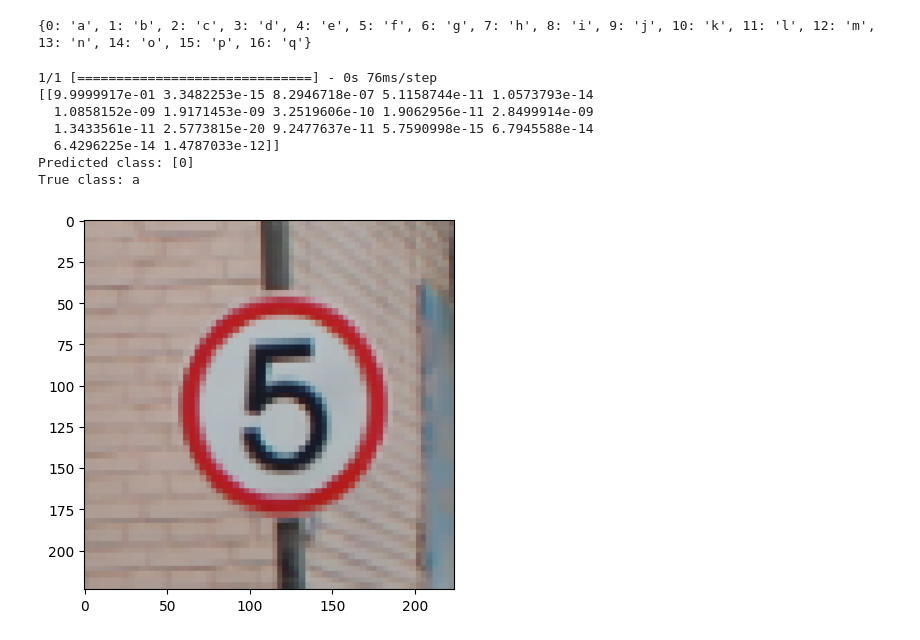
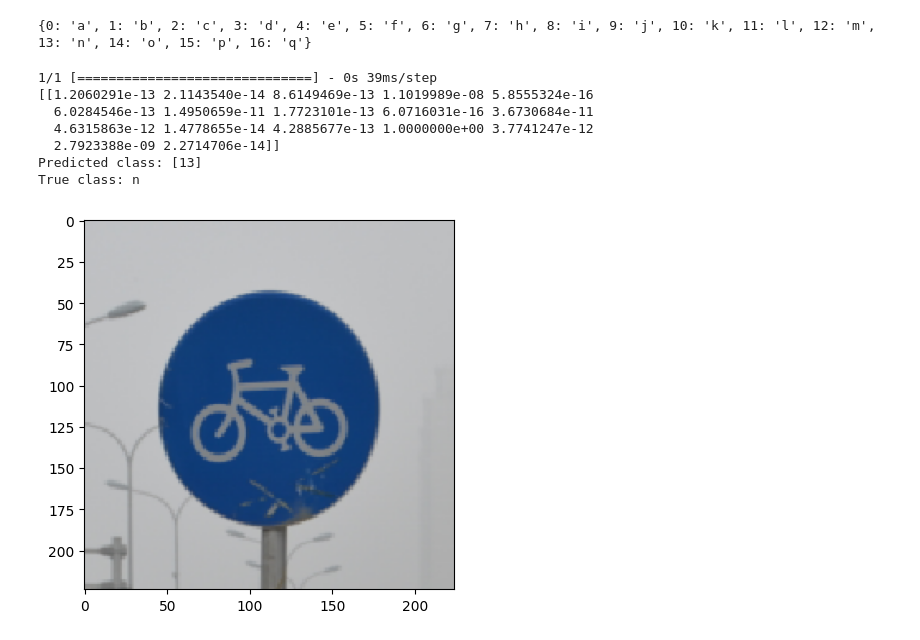
Before and after one commit to ritaxtii/imageProcessing, a Jupyter notebook: ResNet50_Model.ipynb, the cells around one changed output. Cells and saved outputs as stored; diff of their text form; code cells hidden in the pictures.

```diff
--- a/ResNet50_Model.ipynb
+++ b/ResNet50_Model.ipynb
@@ -355,34 +355,34 @@ print(invert_Test_class)
 # %%
 from tensorflow.keras.preprocessing import image
 import numpy as np
 
 # Load and preprocess the image
-image_path = '/content/drive/MyDrive/FinalProjectImage2/Dataset/Test/a/000_0037.png'  # Replace with the path to your image
+image_path = '/content/drive/MyDrive/FinalProjectImage2/Dataset/Test/n/030_1_0014.png'  # Replace with the path to your image
 img = image.load_img(image_path, target_size=(224, 224))
 plt.imshow(img)
 img = image.img_to_array(img)
 img = np.expand_dims(img, axis=0)  # Add batch dimension
 img = preprocess_input(img)  # Apply preprocessing function
 
 # Make a prediction
 predictions = model_ResNet50.predict(img)
 print(predictions)
 
 # Get the class with the highest probability (argmax)
 predicted_class = np.argmax(predictions, axis=1)
 
 # Print the predicted class
 print("Predicted class:", predicted_class)
 print("True class:",invert_Test_class[int(predicted_class)])
 # %% [output]
-1/1 [==============================] - 0s 76ms/step
-[[9.9999917e-01 3.3482253e-15 8.2946718e-07 5.1158744e-11 1.0573793e-14
-  1.0858152e-09 1.9171453e-09 3.2519606e-10 1.9062956e-11 2.8499914e-09
-  1.3433561e-11 2.5773815e-20 9.2477637e-11 5.7590998e-15 6.7945588e-14
-  6.4296225e-14 1.4787033e-12]]
-Predicted class: [0]
-True class: a
+1/1 [==============================] - 0s 39ms/step
+[[1.2060291e-13 2.1143540e-14 8.6149469e-13 1.1019989e-08 5.8555324e-16
+  6.0284546e-13 1.4950659e-11 1.7723101e-13 6.0716031e-16 3.6730684e-11
+  4.6315863e-12 1.4778655e-14 4.2885677e-13 1.0000000e+00 3.7741247e-12
+  2.7923388e-09 2.2714706e-14]]
+Predicted class: [13]
+True class: n
-[figure, old version]
+[figure, new version]
 # %%
 from tensorflow.keras.models import load_model
 
```
